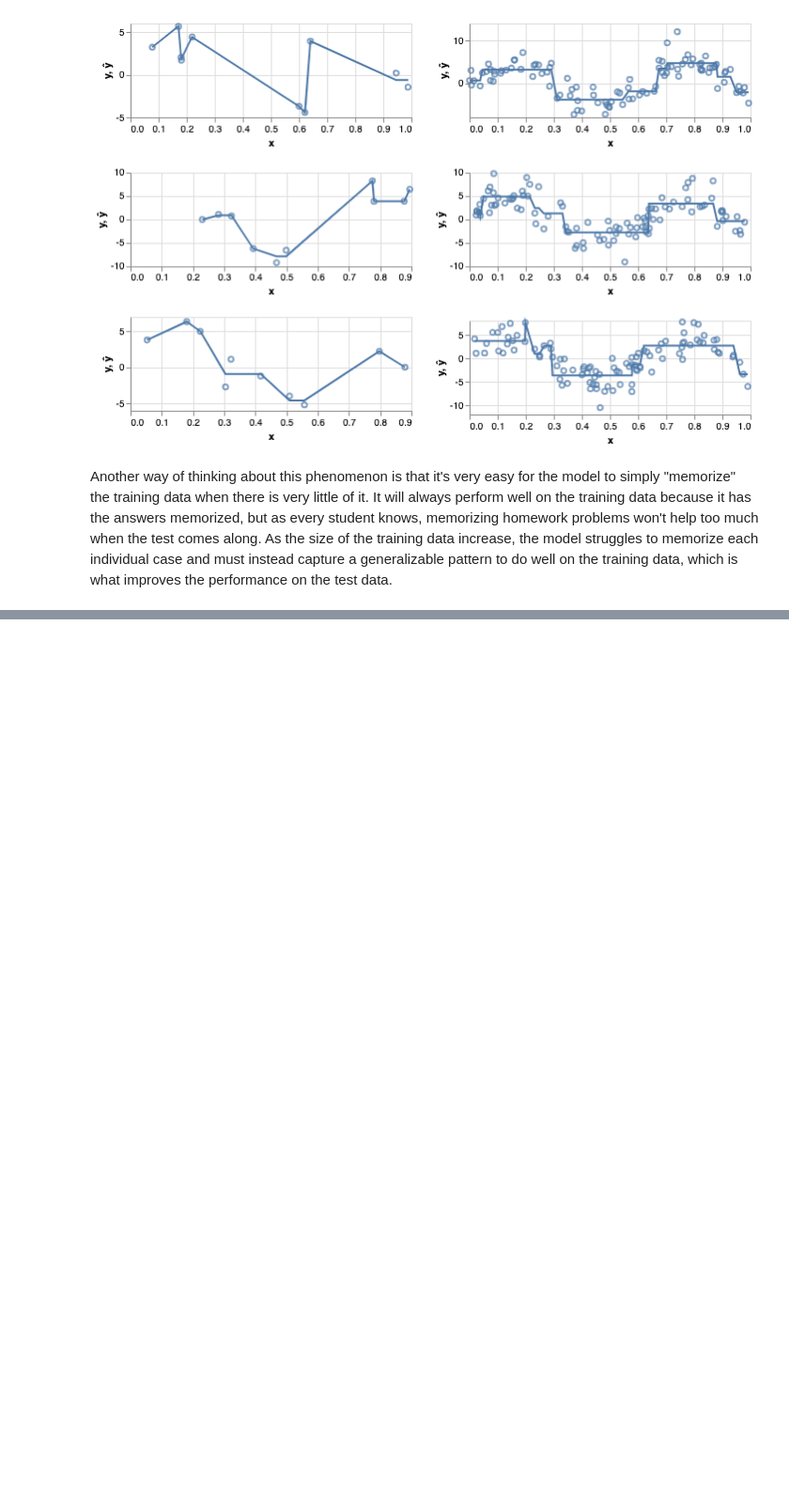
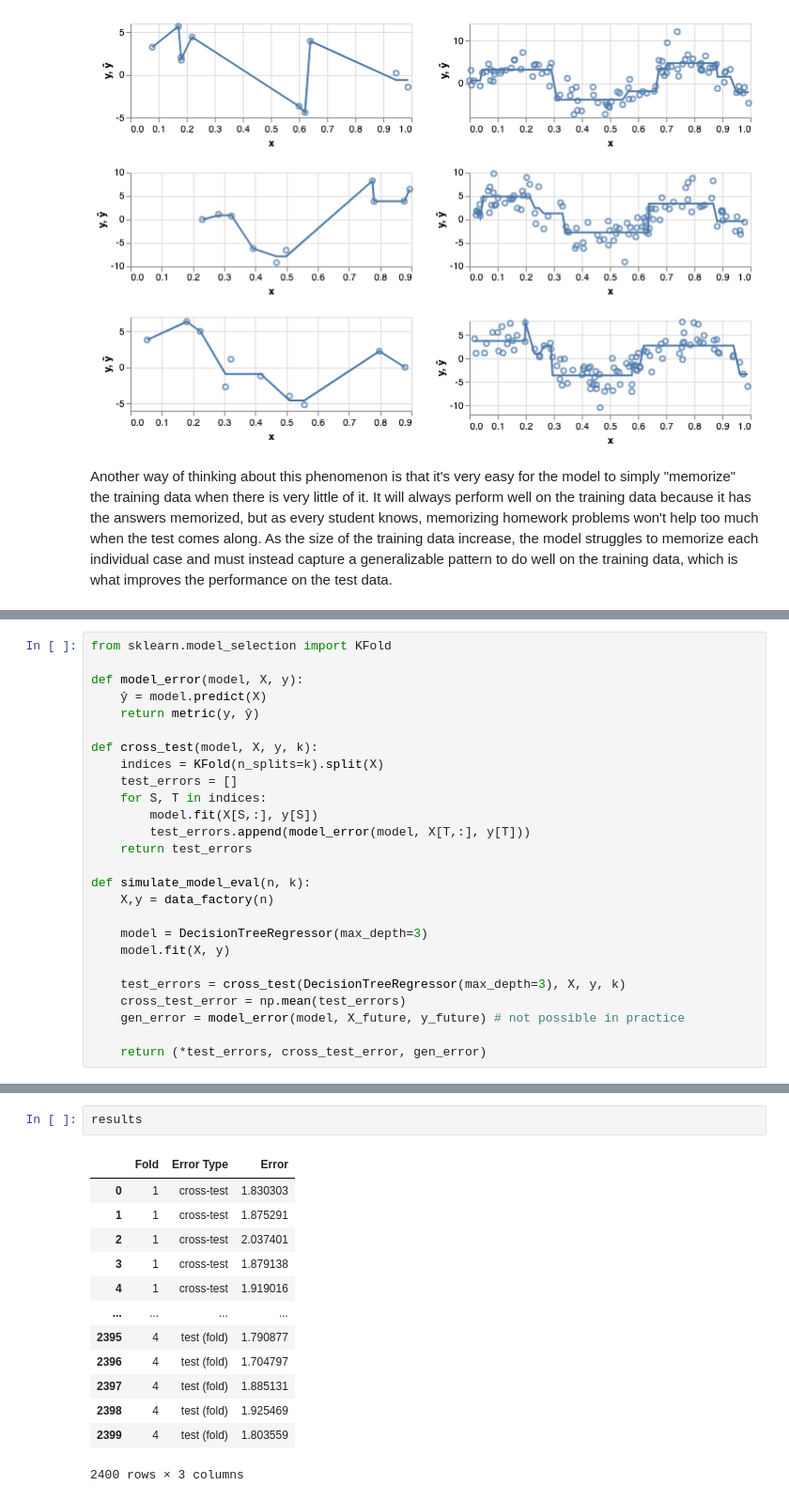
Before and after one commit to alejandroschuler/CSL, a Jupyter notebook: docs/content/model-eval/model-eval.ipynb, the cells around one changed output, grey strips where cells are left out. Shown at 94% size. Drawn from its saved outputs; the diff is of its cells as text; blank space fills up the shorter version.

```diff
--- a/docs/content/model-eval/model-eval.ipynb
+++ b/docs/content/model-eval/model-eval.ipynb
@@ -576,0 +700,26 @@ Another way of thinking about this phenomenon is that it's very easy for the mod
+# %%
+from sklearn.model_selection import KFold
+
+def model_error(model, X, y):
+    ŷ = model.predict(X)
+    return metric(y, ŷ)
+
+def cross_test(model, X, y, k):
+    indices = KFold(n_splits=k).split(X)
+    test_errors = []
+    for S, T in indices:
+        model.fit(X[S,:], y[S])
+        test_errors.append(model_error(model, X[T,:], y[T]))
+    return test_errors
+
+def simulate_model_eval(n, k):
+    X,y = data_factory(n)
+
+    model = DecisionTreeRegressor(max_depth=3)
+    model.fit(X, y)
+
+    test_errors = cross_test(DecisionTreeRegressor(max_depth=3), X, y, k)
+    cross_test_error = np.mean(test_errors)
+    gen_error = model_error(model, X_future, y_future) # not possible in practice
+
+    return (*test_errors, cross_test_error, gen_error)
@@ -576,0 +741,16 @@ Another way of thinking about this phenomenon is that it's very easy for the mod
+# %%
+results
+# %% [output]
+|  | Fold | Error Type | Error |
+| 0 | 1 | cross-test | 1.830303 |
+| 1 | 1 | cross-test | 1.875291 |
+| 2 | 1 | cross-test | 2.037401 |
+| 3 | 1 | cross-test | 1.879138 |
+| 4 | 1 | cross-test | 1.919016 |
+| ... | ... | ... | ... |
+| 2395 | 4 | test (fold) | 1.790877 |
+| 2396 | 4 | test (fold) | 1.704797 |
+| 2397 | 4 | test (fold) | 1.885131 |
+| 2398 | 4 | test (fold) | 1.925469 |
+| 2399 | 4 | test (fold) | 1.803559 |
+2400 rows × 3 columns
```
Also changed, not shown: parts of 24 cells of this notebook, 36 other files.
